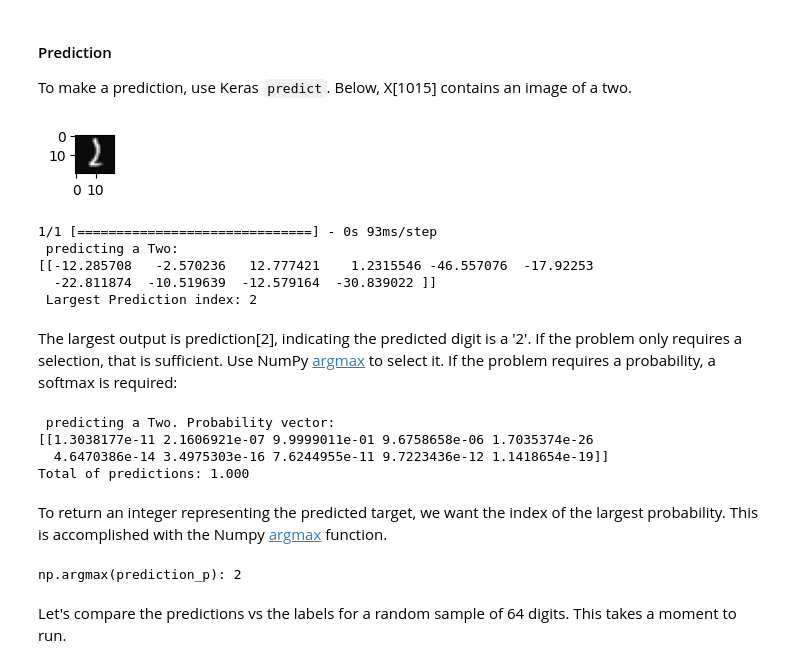
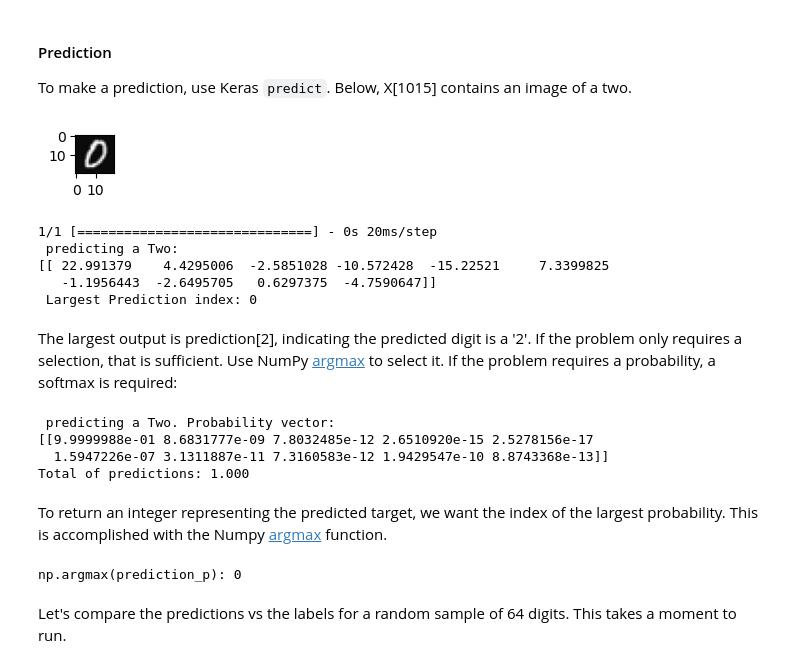
Before and after one commit to Chuvard/Neural_Network_for_Multiple, a Jupyter notebook: Neural_Network_for_Multiclass.ipynb, the cells around one changed output. Cells and saved outputs as stored; diff of their text form; code cells hidden in the pictures.

```diff
--- a/Neural_Network_for_Multiclass.ipynb
+++ b/Neural_Network_for_Multiclass.ipynb
@@ -331,20 +331,20 @@ def display_digit(X):
     ax.imshow(X_reshaped, cmap='gray')
     plt.show()
 # %%
-image_of_two = X[1015]
+image_of_two = X[400]
 display_digit(image_of_two)
 
 prediction = model.predict(image_of_two.reshape(1,400))  # prediction
 
 print(f" predicting a Two: \n{prediction}")
 print(f" Largest Prediction index: {np.argmax(prediction)}")
 # %% [output]
-[figure, old version]
+[figure, new version]
-1/1 [==============================] - 0s 93ms/step
+1/1 [==============================] - 0s 20ms/step
  predicting a Two:
-[[-12.285708   -2.570236   12.777421    1.2315546 -46.557076  -17.92253
-  -22.811874  -10.519639  -12.579164  -30.839022 ]]
- Largest Prediction index: 2
+[[ 22.991379    4.4295006  -2.5851028 -10.572428  -15.22521     7.3399825
+   -1.1956443  -2.6495705   0.6297375  -4.7590647]]
+ Largest Prediction index: 0
 # %% [markdown]
 The largest output is prediction[2], indicating the predicted digit is a '2'. If the problem only requires a selection, that is sufficient. Use NumPy [argmax](https://numpy.org/doc/stable/reference/generated/numpy.argmax.html) to select it. If the problem requires a probability, a softmax is required:
 # %%
@@ -354,8 +354,8 @@ print(f" predicting a Two. Probability vector: \n{prediction_p}")
 print(f"Total of predictions: {np.sum(prediction_p):0.3f}")
 # %% [output]
  predicting a Two. Probability vector:
-[[1.3038177e-11 2.1606921e-07 9.9999011e-01 9.6758658e-06 1.7035374e-26
-  4.6470386e-14 3.4975303e-16 7.6244955e-11 9.7223436e-12 1.1418654e-19]]
+[[9.9999988e-01 8.6831777e-09 7.8032485e-12 2.6510920e-15 2.5278156e-17
+  1.5947226e-07 3.1311887e-11 7.3160583e-12 1.9429547e-10 8.8743368e-13]]
 Total of predictions: 1.000
 # %% [markdown]
 To return an integer representing the predicted target, we want the index of the largest probability. This is accomplished with the Numpy [argmax](https://numpy.org/doc/stable/reference/generated/numpy.argmax.html) function.
@@ -364,7 +364,7 @@ yhat = np.argmax(prediction_p)
 
 print(f"np.argmax(prediction_p): {yhat}")
 # %% [output]
-np.argmax(prediction_p): 2
+np.argmax(prediction_p): 0
 # %% [markdown]
 Let's compare the predictions vs the labels for a random sample of 64 digits. This takes a moment to run.
 # %%
```
Also changed, not shown: parts of 8 cells of this notebook.
